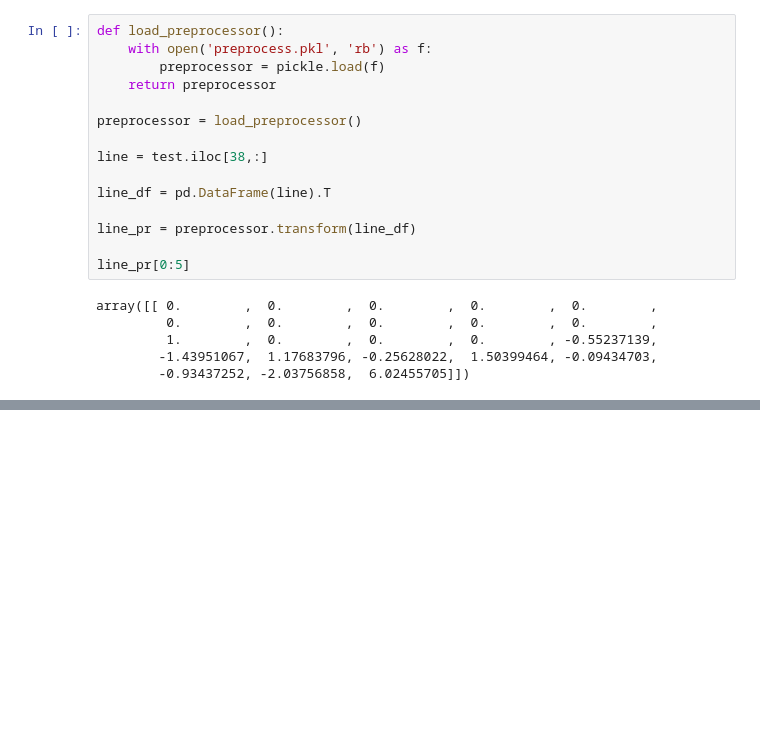
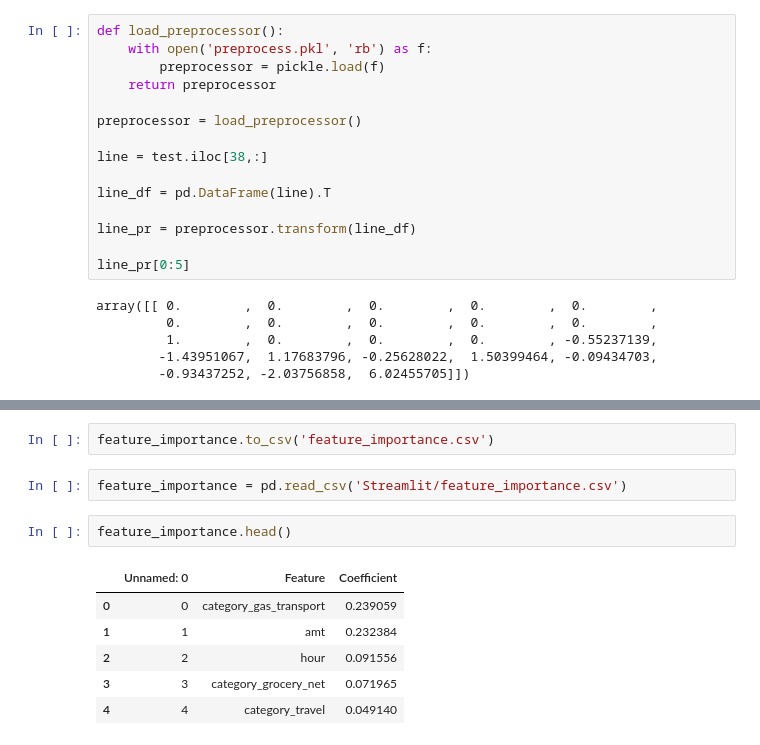
Before and after one commit to PierreSchickele/CC_Fraud_Prediction_ProjetFinal, a Jupyter notebook: Credit_Card_Fraud_Streamlit.ipynb, the cells around one changed output, grey strips where cells are left out. Cells and saved outputs as stored; diff of their text form; blank space fills up the shorter version.

```diff
--- a/Credit_Card_Fraud_Streamlit.ipynb
+++ b/Credit_Card_Fraud_Streamlit.ipynb
@@ -388,0 +441,13 @@ array([[ 0.        ,  0.        ,  0.        ,  0.        ,  0.        ,
+# %%
+feature_importance.to_csv('feature_importance.csv')
+# %%
+feature_importance = pd.read_csv('Streamlit/feature_importance.csv')
+# %%
+feature_importance.head()
+# %% [output]
+|  | Unnamed: 0 | Feature | Coefficient |
+| 0 | 0 | category_gas_transport | 0.239059 |
+| 1 | 1 | amt | 0.232384 |
+| 2 | 2 | hour | 0.091556 |
+| 3 | 3 | category_grocery_net | 0.071965 |
+| 4 | 4 | category_travel | 0.049140 |
```
Also changed, not shown: parts of 3 cells of this notebook, 2 other files.
